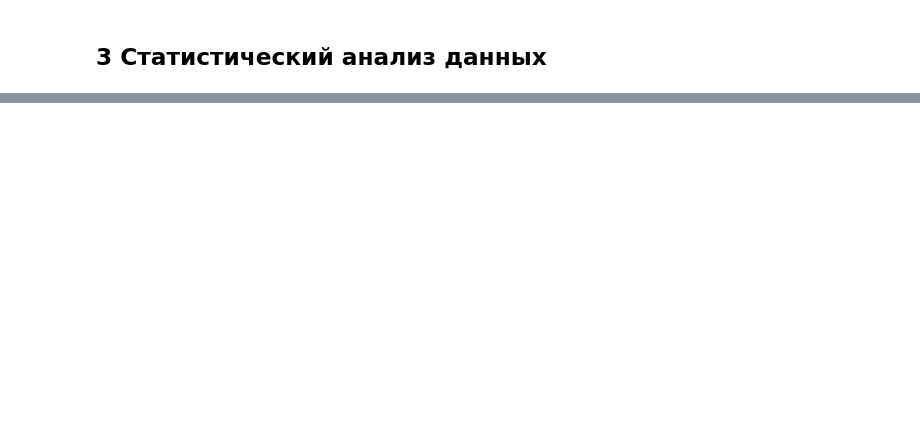
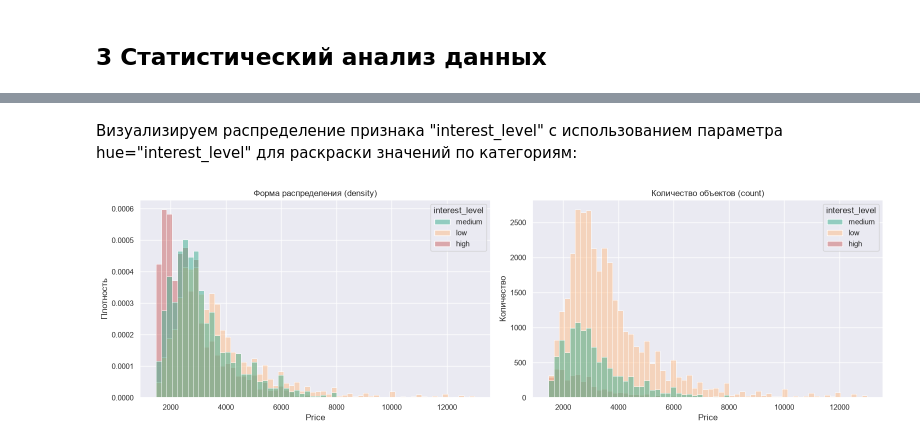
Before and after one commit to giperadmin/intro_in_ml_1, a Jupyter notebook: ML1_Introduction_jacquieb.ipynb, the cells around one changed output, grey strips where cells are left out. Saved outputs shown, nothing was run; the diff lists cells and outputs as text; code cells hidden in the pictures; blank space fills up the shorter version.

```diff
--- a/ML1_Introduction_jacquieb.ipynb
+++ b/ML1_Introduction_jacquieb.ipynb
@@ -244,0 +331,13 @@ price с listing_id: 0.008090
+# %%
+# Удаляем строки ниже 1-го и выше 99-го перцентиля цены.
+lower_price = work_data["price"].quantile(0.01)
+upper_price = work_data["price"].quantile(0.99)
+
+filtered_data = work_data[
+    work_data["price"].between(lower_price, upper_price)
+].copy()
+
+print(f"1-й перцентиль: {lower_price:.2f}")
+print(f"99-й перцентиль: {upper_price:.2f}")
+print(f"Строк до фильтрации: {len(work_data)}")
+print(f"Строк после фильтрации: {len(filtered_data)}")
@@ -244,0 +410,5 @@ price с listing_id: 0.008090
+# %%
+# Кодируем категории числами: low, medium и high превращаются в 0, 1 и 2.
+interest_level_map = {"low": 0, "medium": 1, "high": 2}
+filtered_data["interest_level_encoded"] = filtered_data["interest_level"].map(interest_level_map)
+filtered_data.tail()
@@ -244,0 +422,31 @@ price с listing_id: 0.008090
+# %% [markdown]
+Визуализируем распределение признака "interest_level" с использованием параметра hue="interest_level" для раскраски значений по категориям:
+# %%
+fig, (ax1, ax2) = plt.subplots(1, 2, figsize=(16, 5))
+
+# Левый график: плотность (форма распределения)
+sns.histplot(
+    data=filtered_data, x="price", hue="interest_level",
+    bins=60, kde=False, stat="density", common_norm=False,
+    alpha=0.5, ax=ax1
+)
+ax1.set_title("Форма распределения (density)")
+ax1.set_xlabel("Price")
+ax1.set_ylabel("Плотность")
+ax1.ticklabel_format(style='plain', axis='x')
+
+# Правый график: количество
+sns.histplot(
+    data=filtered_data, x="price", hue="interest_level",
+    bins=60, kde=False, stat="count",
+    alpha=0.5, ax=ax2
+)
+ax2.set_title("Количество объектов (count)")
+ax2.set_xlabel("Price")
+ax2.set_ylabel("Количество")
+ax2.ticklabel_format(style='plain', axis='x')
+
+plt.tight_layout()
+plt.show()
+# %% [output]
+[figure, added]
```
Also changed, not shown: parts of 27 cells of this notebook.
